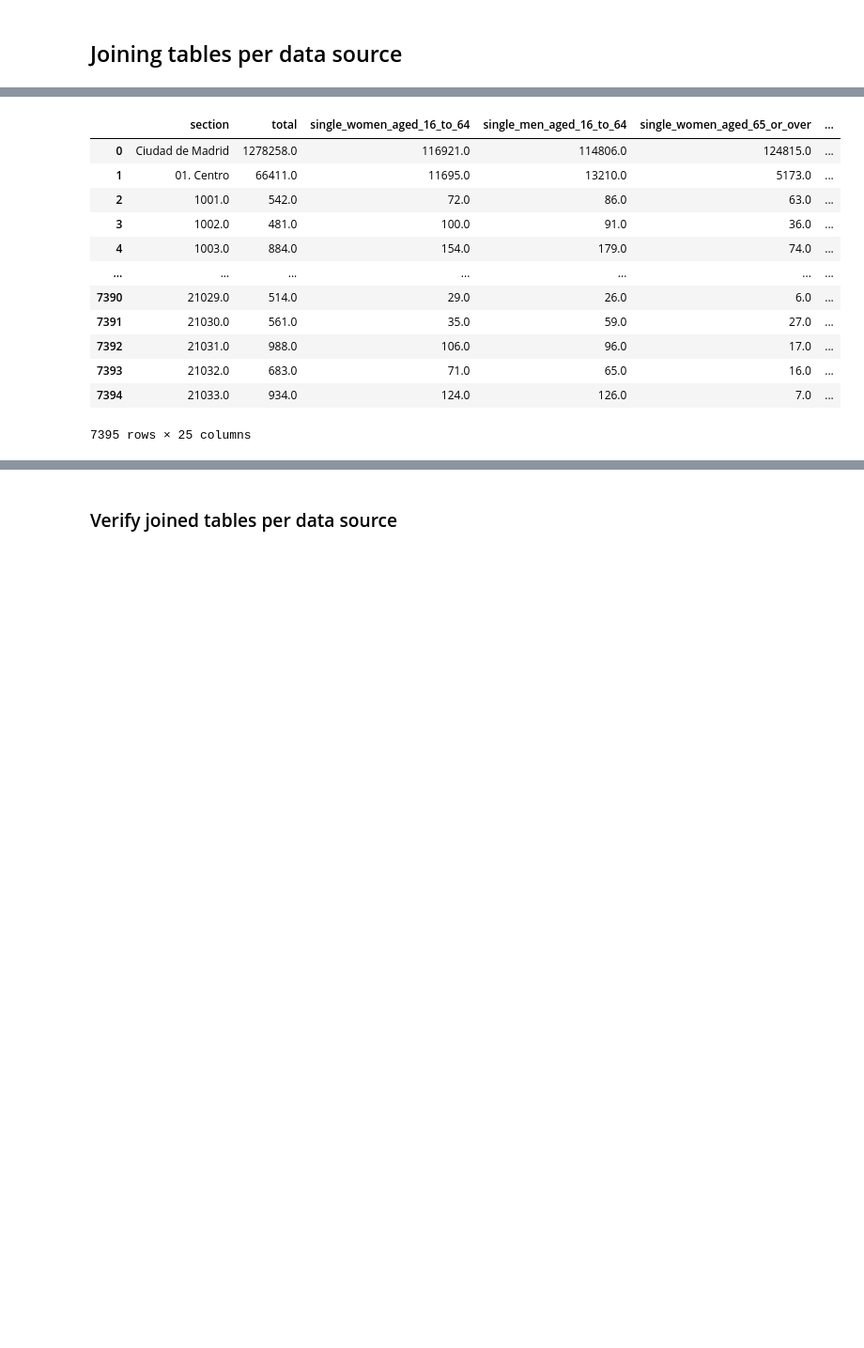
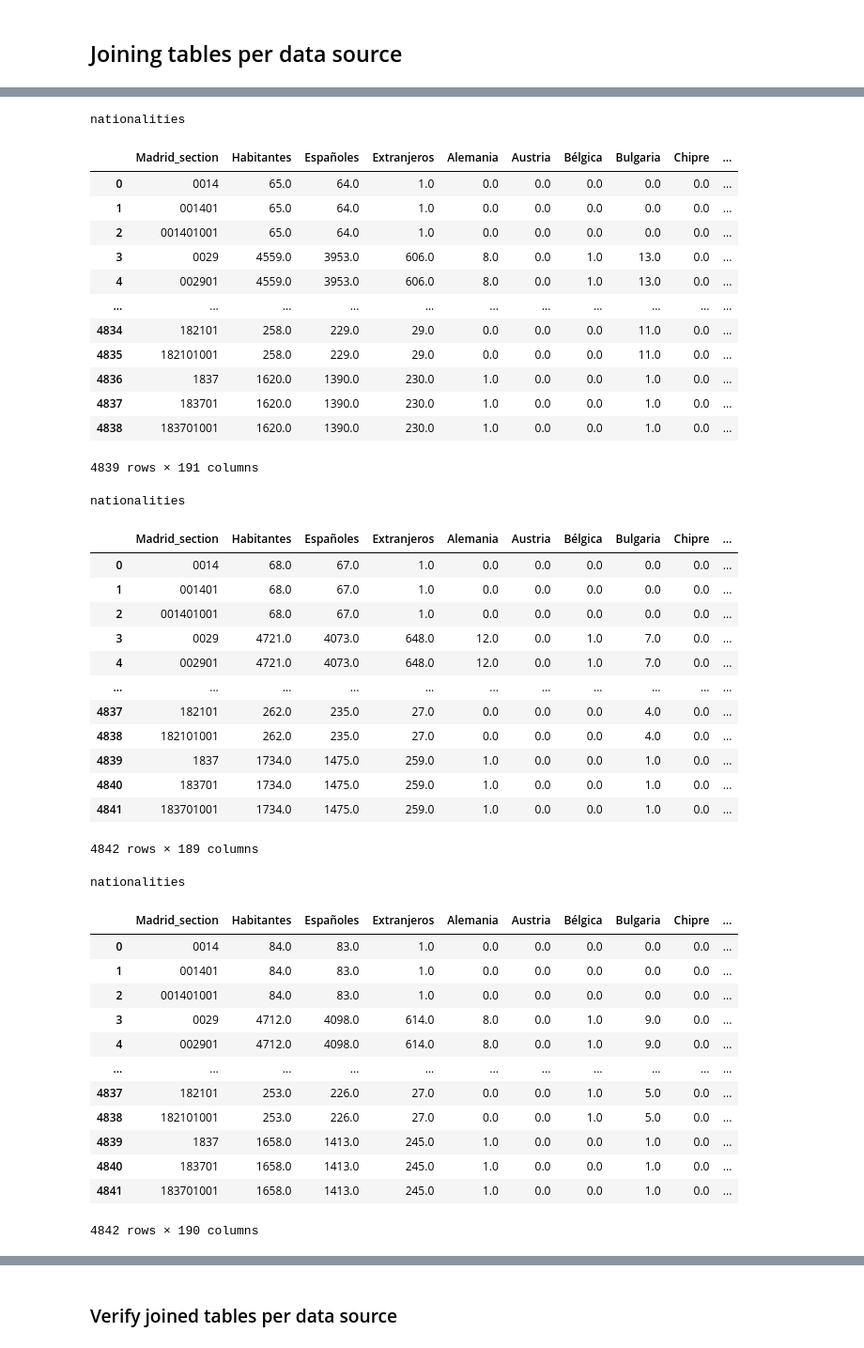
Before and after one commit to mionaD-upc/mimi-adsdb, a Jupyter notebook: trusted_zone.ipynb, the cells around one changed output, grey strips where cells are left out. Shown at 94% size. Cells and saved outputs as stored; diff of their text form; code cells hidden in the pictures; blank space fills up the shorter version.

Commit message:
update trusted zone

```diff
--- a/trusted_zone.ipynb
+++ b/trusted_zone.ipynb
@@ -139,16 +22,0 @@ def trusted_zone():
-# %%
-trusted_zone()
-# %% [output]
-|  | section | total | single_women_aged_16_to_64 | single_men_aged_16_to_64 | single_women_aged_65_or_over | ... |
-| 0 | Ciudad de Madrid | 1278258.0 | 116921.0 | 114806.0 | 124815.0 | ... |
-| 1 | 01. Centro | 66411.0 | 11695.0 | 13210.0 | 5173.0 | ... |
-| 2 | 1001.0 | 542.0 | 72.0 | 86.0 | 63.0 | ... |
-| 3 | 1002.0 | 481.0 | 100.0 | 91.0 | 36.0 | ... |
-| 4 | 1003.0 | 884.0 | 154.0 | 179.0 | 74.0 | ... |
-| ... | ... | ... | ... | ... | ... | ... |
-| 7390 | 21029.0 | 514.0 | 29.0 | 26.0 | 6.0 | ... |
-| 7391 | 21030.0 | 561.0 | 35.0 | 59.0 | 27.0 | ... |
-| 7392 | 21031.0 | 988.0 | 106.0 | 96.0 | 17.0 | ... |
-| 7393 | 21032.0 | 683.0 | 71.0 | 65.0 | 16.0 | ... |
-| 7394 | 21033.0 | 934.0 | 124.0 | 126.0 | 7.0 | ... |
-7395 rows × 25 columns
@@ -154,0 +76,46 @@ trusted_zone()
+# %%
+joining('nationalities.duckdb', 'nationalities')
+joining('household.duckdb', 'household')
+# %% [output]
+nationalities
+|  | Madrid_section | Habitantes | Españoles | Extranjeros | Alemania | Austria | Bélgica | Bulgaria | Chipre | ... |
+| 0 | 0014 | 65.0 | 64.0 | 1.0 | 0.0 | 0.0 | 0.0 | 0.0 | 0.0 | ... |
+| 1 | 001401 | 65.0 | 64.0 | 1.0 | 0.0 | 0.0 | 0.0 | 0.0 | 0.0 | ... |
+| 2 | 001401001 | 65.0 | 64.0 | 1.0 | 0.0 | 0.0 | 0.0 | 0.0 | 0.0 | ... |
+| 3 | 0029 | 4559.0 | 3953.0 | 606.0 | 8.0 | 0.0 | 1.0 | 13.0 | 0.0 | ... |
+| 4 | 002901 | 4559.0 | 3953.0 | 606.0 | 8.0 | 0.0 | 1.0 | 13.0 | 0.0 | ... |
+| ... | ... | ... | ... | ... | ... | ... | ... | ... | ... | ... |
+| 4834 | 182101 | 258.0 | 229.0 | 29.0 | 0.0 | 0.0 | 0.0 | 11.0 | 0.0 | ... |
+| 4835 | 182101001 | 258.0 | 229.0 | 29.0 | 0.0 | 0.0 | 0.0 | 11.0 | 0.0 | ... |
+| 4836 | 1837 | 1620.0 | 1390.0 | 230.0 | 1.0 | 0.0 | 0.0 | 1.0 | 0.0 | ... |
+| 4837 | 183701 | 1620.0 | 1390.0 | 230.0 | 1.0 | 0.0 | 0.0 | 1.0 | 0.0 | ... |
+| 4838 | 183701001 | 1620.0 | 1390.0 | 230.0 | 1.0 | 0.0 | 0.0 | 1.0 | 0.0 | ... |
+4839 rows × 191 columns
+nationalities
+|  | Madrid_section | Habitantes | Españoles | Extranjeros | Alemania | Austria | Bélgica | Bulgaria | Chipre | ... |
+| 0 | 0014 | 68.0 | 67.0 | 1.0 | 0.0 | 0.0 | 0.0 | 0.0 | 0.0 | ... |
+| 1 | 001401 | 68.0 | 67.0 | 1.0 | 0.0 | 0.0 | 0.0 | 0.0 | 0.0 | ... |
+| 2 | 001401001 | 68.0 | 67.0 | 1.0 | 0.0 | 0.0 | 0.0 | 0.0 | 0.0 | ... |
+| 3 | 0029 | 4721.0 | 4073.0 | 648.0 | 12.0 | 0.0 | 1.0 | 7.0 | 0.0 | ... |
+| 4 | 002901 | 4721.0 | 4073.0 | 648.0 | 12.0 | 0.0 | 1.0 | 7.0 | 0.0 | ... |
+| ... | ... | ... | ... | ... | ... | ... | ... | ... | ... | ... |
+| 4837 | 182101 | 262.0 | 235.0 | 27.0 | 0.0 | 0.0 | 0.0 | 4.0 | 0.0 | ... |
+| 4838 | 182101001 | 262.0 | 235.0 | 27.0 | 0.0 | 0.0 | 0.0 | 4.0 | 0.0 | ... |
+| 4839 | 1837 | 1734.0 | 1475.0 | 259.0 | 1.0 | 0.0 | 0.0 | 1.0 | 0.0 | ... |
+| 4840 | 183701 | 1734.0 | 1475.0 | 259.0 | 1.0 | 0.0 | 0.0 | 1.0 | 0.0 | ... |
+| 4841 | 183701001 | 1734.0 | 1475.0 | 259.0 | 1.0 | 0.0 | 0.0 | 1.0 | 0.0 | ... |
+4842 rows × 189 columns
+nationalities
+|  | Madrid_section | Habitantes | Españoles | Extranjeros | Alemania | Austria | Bélgica | Bulgaria | Chipre | ... |
+| 0 | 0014 | 84.0 | 83.0 | 1.0 | 0.0 | 0.0 | 0.0 | 0.0 | 0.0 | ... |
+| 1 | 001401 | 84.0 | 83.0 | 1.0 | 0.0 | 0.0 | 0.0 | 0.0 | 0.0 | ... |
+| 2 | 001401001 | 84.0 | 83.0 | 1.0 | 0.0 | 0.0 | 0.0 | 0.0 | 0.0 | ... |
+| 3 | 0029 | 4712.0 | 4098.0 | 614.0 | 8.0 | 0.0 | 1.0 | 9.0 | 0.0 | ... |
+| 4 | 002901 | 4712.0 | 4098.0 | 614.0 | 8.0 | 0.0 | 1.0 | 9.0 | 0.0 | ... |
+| ... | ... | ... | ... | ... | ... | ... | ... | ... | ... | ... |
+| 4837 | 182101 | 253.0 | 226.0 | 27.0 | 0.0 | 0.0 | 1.0 | 5.0 | 0.0 | ... |
+| 4838 | 182101001 | 253.0 | 226.0 | 27.0 | 0.0 | 0.0 | 1.0 | 5.0 | 0.0 | ... |
+| 4839 | 1837 | 1658.0 | 1413.0 | 245.0 | 1.0 | 0.0 | 0.0 | 1.0 | 0.0 | ... |
+| 4840 | 183701 | 1658.0 | 1413.0 | 245.0 | 1.0 | 0.0 | 0.0 | 1.0 | 0.0 | ... |
+| 4841 | 183701001 | 1658.0 | 1413.0 | 245.0 | 1.0 | 0.0 | 0.0 | 1.0 | 0.0 | ... |
+4842 rows × 190 columns
```
Also changed, not shown: parts of 13 cells of this notebook.
